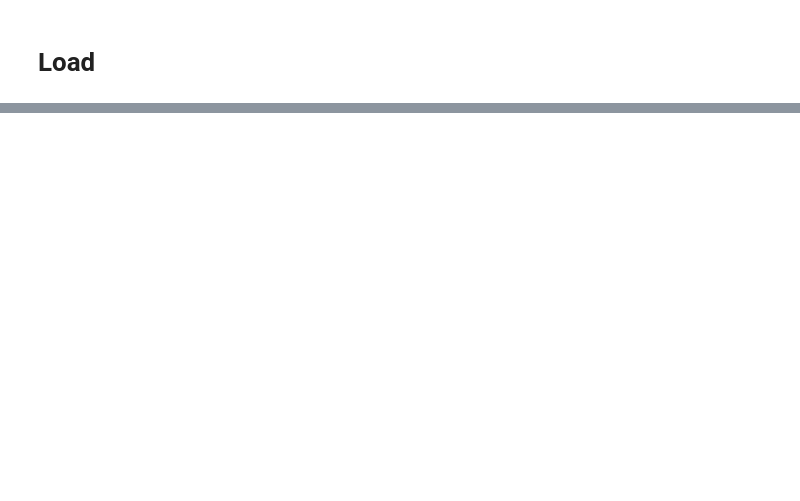
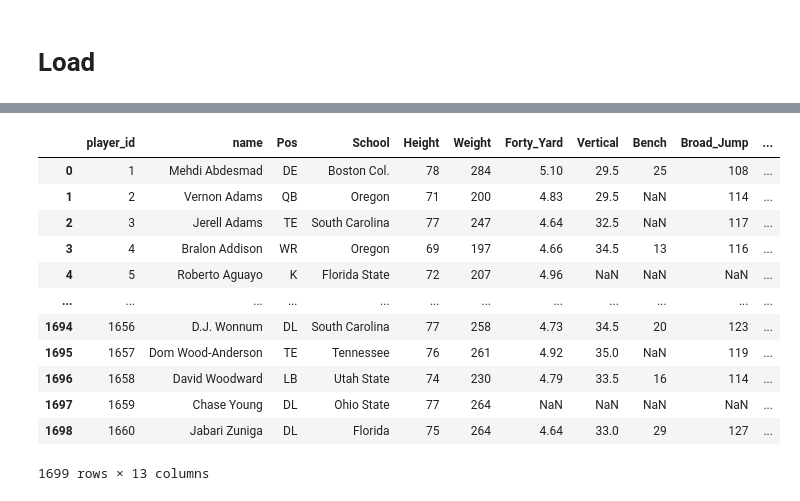
Before and after one commit to sdfeinsilver/Project2, a Jupyter notebook: ETL/ETL_Notebook.ipynb, the cells around one changed output, grey strips where cells are left out. Cells and saved outputs as stored; diff of their text form; code cells hidden in the pictures; blank space fills up the shorter version.

```diff
--- a/ETL/ETL_Notebook.ipynb
+++ b/ETL/ETL_Notebook.ipynb
@@ -273,0 +166,18 @@ Length: 2006, dtype: int64
+# %%
+#Drop and Rename Columns
+combined_combine_df = combined_combine_df.drop(columns = ['Drafted (tm/rnd/yr)', 'College'])
+combined_combine_df = combined_combine_df.rename(columns = {'Player': 'name', 'Ht': 'Height', 'Wt': 'Weight', '40yd': 'Forty_Yard', '3Cone': 'Three_Cone', 'year': 'Year', 'Broad Jump': 'Broad_Jump'})
+# %%
+#Convert Height to Float
+def fix(string):
+    try:
+        feet = int(string.split('-')[0])
+
+        inches = int(string.split('-')[1])
+
+    #thats for feet and inches
+        return feet * 12 + inches
+    except:
+        return string
+
+combined_combine_df['Height'] = combined_combine_df['Height'].apply(fix)
@@ -285,10 +329,7 @@ nfl_draft
 # %%
-# Connect to local database
-# Pior: Create a python file called secrets in your local repo with user, password and database name.
-
-# from secrets import user, password, database
-rds_connection_string = f'postgresql:{password}@localhost:5432/nfl_draft'
-engine = create_engine(f'postgresql+psycopg2://{rds_connection_string}')
+#Connect to local database
+rds_connection_string = f'{username}:{password}@localhost:5432/{database_name}'
+engine = create_engine(f'{username}+psycopg2://{rds_connection_string}')
 # %%
 # Check the tables names to make sure where are we posting
 engine.table_names()
@@ -313,0 +357,18 @@ player_id_df
+# %%
+combine_table = player_id_df.merge(combined_combine_df, how='inner', on='name')
+# %%
+combine_table
+# %% [output]
+|  | player_id | name | Pos | School | Height | Weight | Forty_Yard | Vertical | Bench | Broad_Jump | ... |
+| 0 | 1 | Mehdi Abdesmad | DE | Boston Col. | 78 | 284 | 5.10 | 29.5 | 25 | 108 | ... |
+| 1 | 2 | Vernon Adams | QB | Oregon | 71 | 200 | 4.83 | 29.5 | NaN | 114 | ... |
+| 2 | 3 | Jerell Adams | TE | South Carolina | 77 | 247 | 4.64 | 32.5 | NaN | 117 | ... |
+| 3 | 4 | Bralon Addison | WR | Oregon | 69 | 197 | 4.66 | 34.5 | 13 | 116 | ... |
+| 4 | 5 | Roberto Aguayo | K | Florida State | 72 | 207 | 4.96 | NaN | NaN | NaN | ... |
+| ... | ... | ... | ... | ... | ... | ... | ... | ... | ... | ... | ... |
+| 1694 | 1656 | D.J. Wonnum | DL | South Carolina | 77 | 258 | 4.73 | 34.5 | 20 | 123 | ... |
+| 1695 | 1657 | Dom Wood-Anderson | TE | Tennessee | 76 | 261 | 4.92 | 35.0 | NaN | 119 | ... |
+| 1696 | 1658 | David Woodward | LB | Utah State | 74 | 230 | 4.79 | 33.5 | 16 | 114 | ... |
+| 1697 | 1659 | Chase Young | DL | Ohio State | 77 | 264 | NaN | NaN | NaN | NaN | ... |
+| 1698 | 1660 | Jabari Zuniga | DL | Florida | 75 | 264 | 4.64 | 33.0 | 29 | 127 | ... |
+1699 rows × 13 columns
```
Also changed, not shown: parts of 71 cells of this notebook, 1 other file.
